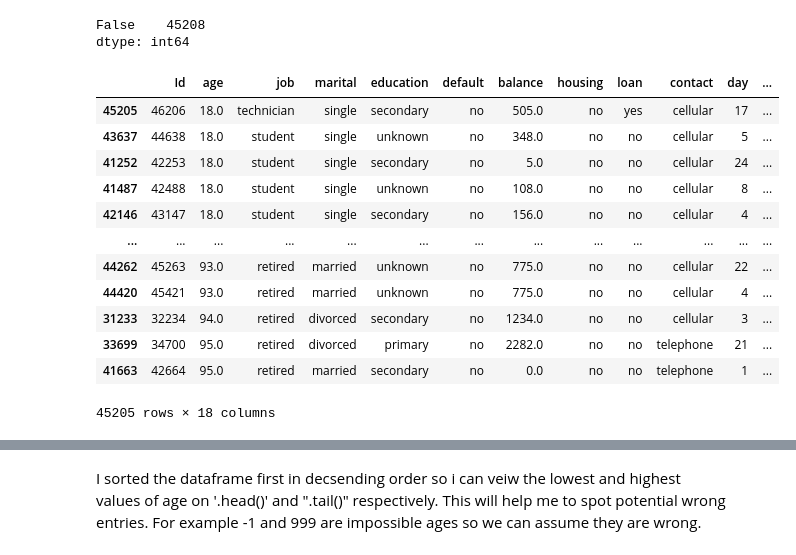
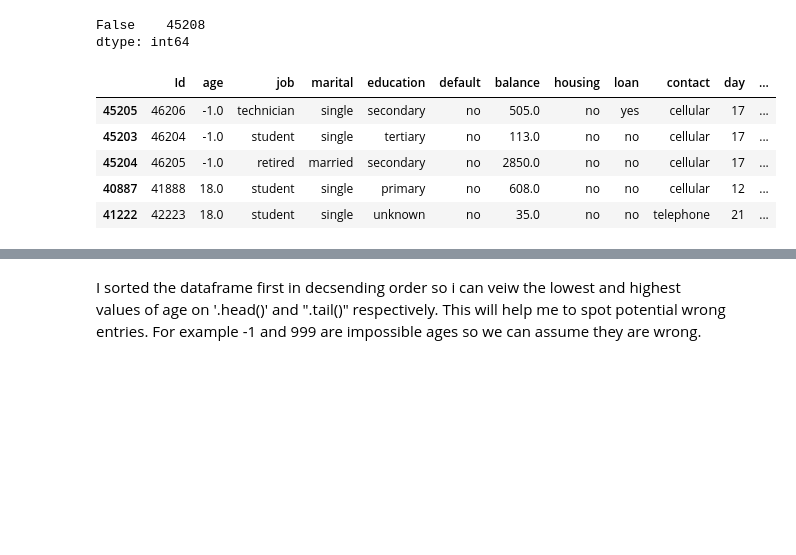
Before and after one commit to Ayomide-ola/UCDPA_Ayomide, a Jupyter notebook: predict term deposit project.ipynb, the cells around one changed output, grey strips where cells are left out. Drawn from its saved outputs; the diff is of its cells as text; code cells hidden in the pictures; blank space fills up the shorter version.

```diff
--- a/predict term deposit project.ipynb
+++ b/predict term deposit project.ipynb
@@ -15,7 +35,7 @@ import requests
 # %% [markdown]
 Importing data from local system and printing first 5 rows.
 # %%
-predic_f= pd.read_csv('/content/Bank predictions_Data.csv.zip')
+predic_f= pd.read_csv('Assignment-2_Data.csv')
 predic_f.head()
 # %% [output]
 |  | Id | age | job | marital | education | default | balance | housing | loan | contact | day | ... |
@@ -171,21 +192,14 @@ dtype: int64
 # %%
 #sorting by age
 predic_f.sort_values(by=['age'], inplace=True)
-predic_f
+predic_f.head()
 # %% [output]
 |  | Id | age | job | marital | education | default | balance | housing | loan | contact | day | ... |
-| 45205 | 46206 | 18.0 | technician | single | secondary | no | 505.0 | no | yes | cellular | 17 | ... |
-| 43637 | 44638 | 18.0 | student | single | unknown | no | 348.0 | no | no | cellular | 5 | ... |
-| 41252 | 42253 | 18.0 | student | single | secondary | no | 5.0 | no | no | cellular | 24 | ... |
-| 41487 | 42488 | 18.0 | student | single | unknown | no | 108.0 | no | no | cellular | 8 | ... |
-| 42146 | 43147 | 18.0 | student | single | secondary | no | 156.0 | no | no | cellular | 4 | ... |
-| ... | ... | ... | ... | ... | ... | ... | ... | ... | ... | ... | ... | ... |
-| 44262 | 45263 | 93.0 | retired | married | unknown | no | 775.0 | no | no | cellular | 22 | ... |
-| 44420 | 45421 | 93.0 | retired | married | unknown | no | 775.0 | no | no | cellular | 4 | ... |
-| 31233 | 32234 | 94.0 | retired | divorced | secondary | no | 1234.0 | no | no | cellular | 3 | ... |
-| 33699 | 34700 | 95.0 | retired | divorced | primary | no | 2282.0 | no | no | telephone | 21 | ... |
-| 41663 | 42664 | 95.0 | retired | married | secondary | no | 0.0 | no | no | telephone | 1 | ... |
+| 45205 | 46206 | -1.0 | technician | single | secondary | no | 505.0 | no | yes | cellular | 17 | ... |
+| 45203 | 46204 | -1.0 | student | single | tertiary | no | 113.0 | no | no | cellular | 17 | ... |
+| 45204 | 46205 | -1.0 | retired | married | secondary | no | 2850.0 | no | no | cellular | 17 | ... |
+| 40887 | 41888 | 18.0 | student | single | primary | no | 608.0 | no | no | cellular | 12 | ... |
+| 41222 | 42223 | 18.0 | student | single | unknown | no | 35.0 | no | no | telephone | 21 | ... |
-45205 rows × 18 columns
 # %%
 # assign numerical columns to varialble 'numerical_data'
 numerical_data = predic_f.select_dtypes(include="number")
```
Also changed, not shown: parts of 55 cells of this notebook.
